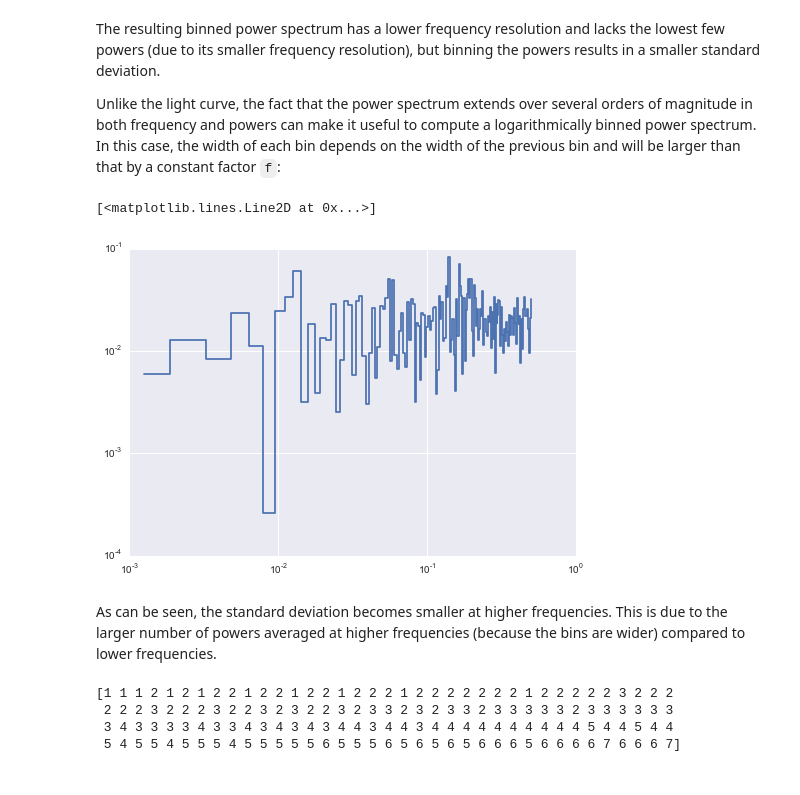
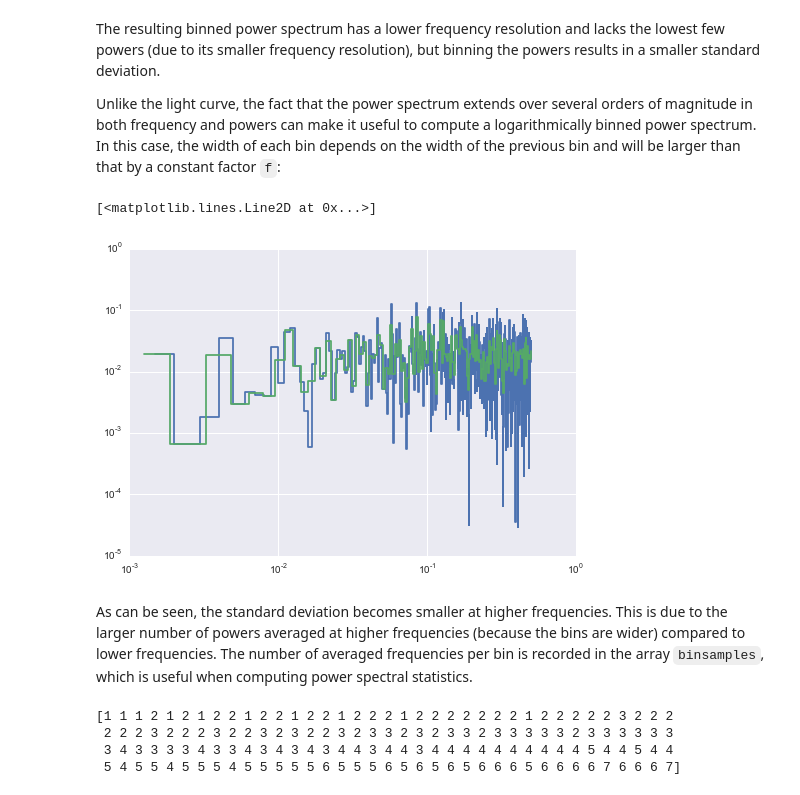
Before and after one commit to usmanwardag/stingray, a Jupyter notebook: demos/PowerSpectralAnalysis.ipynb, the cells around one changed output. Drawn from its saved outputs; the diff is of its cells as text; code cells hidden in the pictures.

```diff
--- a/demos/PowerSpectralAnalysis.ipynb
+++ b/demos/PowerSpectralAnalysis.ipynb
@@ -217,12 +219,13 @@ Unlike the light curve, the fact that the power spectrum extends over several or
 # %%
 binfreq, binps, binsamples = ps.rebin_log(f=0.01)
 # %%
+plt.loglog(ps.freq[1:], ps.ps[1:], linestyle="steps-mid")
 plt.loglog(binfreq, binps, linestyle="steps-mid")
 # %% [output]
 [<matplotlib.lines.Line2D at 0x...>]
-[figure, old version]
+[figure, new version]
 # %% [markdown]
-As can be seen, the standard deviation becomes smaller at higher frequencies. This is due to the larger number of powers averaged at higher frequencies (because the bins are wider) compared to lower frequencies.
+As can be seen, the standard deviation becomes smaller at higher frequencies. This is due to the larger number of powers averaged at higher frequencies (because the bins are wider) compared to lower frequencies. The number of averaged frequencies per bin is recorded in the array `binsamples`, which is useful when computing power spectral statistics.
 # %%
 print(binsamples)
 # %% [output]
```
Also changed, not shown: parts of 66 cells of this notebook.
